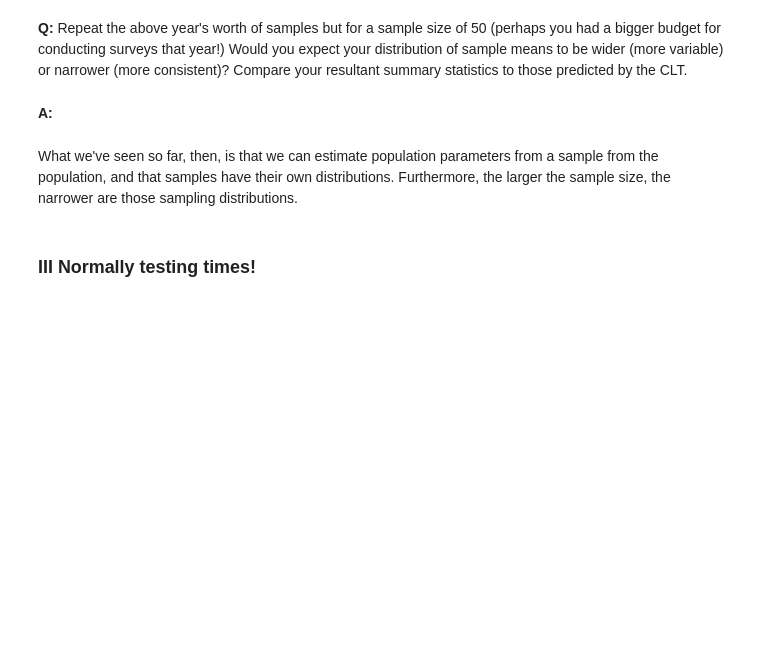
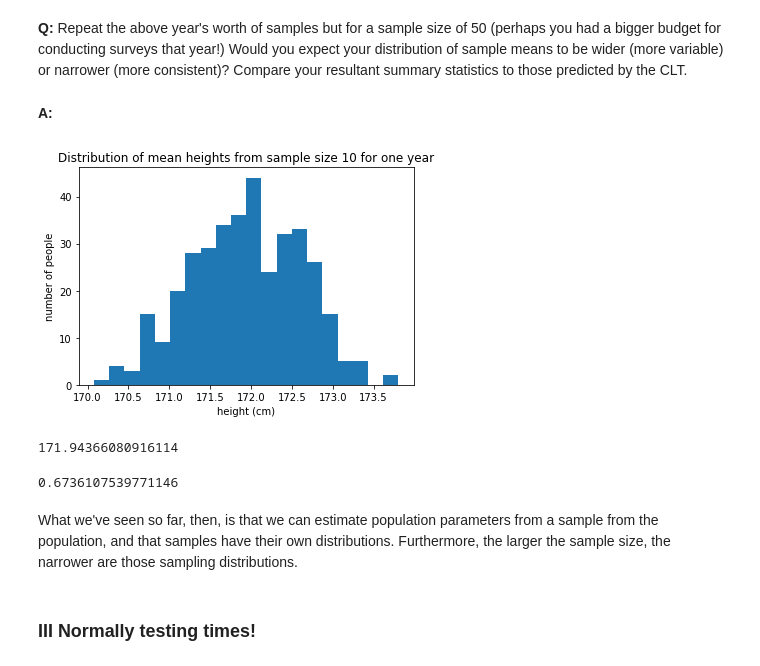
Before and after one commit to michellebonat/inferential-statistics-frequentist-1a, a Jupyter notebook: inferential_statistics_1a-Q6.25.ipynb, the cells around one changed output. Cells and saved outputs as stored; diff of their text form; code cells hidden in the pictures; blank space fills up the shorter version.

```diff
--- a/inferential_statistics_1a-Q6.25.ipynb
+++ b/inferential_statistics_1a-Q6.25.ipynb
@@ -238,3 +256,30 @@ seed(47)
+# %%
+seed(47)
+# calculate daily means from the larger sample size here
+daily_sample = []
+mean = []
+for i in range(365):
+    daily_sample.append(townsfolk_sampler(50))
+    mean.append(np.mean(daily_sample[i]))
+_ = plt.hist(mean, bins = 20)
+_ = plt.xlabel('height (cm)')
+_ = plt.ylabel('number of people')
+_ = plt.title('Distribution of mean heights from sample size 10 for one year')
+# %% [output]
+[figure, added]
+# %%
+# Calculate the mean of the sample using this larger sample size of 50
+sample_mean = np.sum(mean)/365
+print(sample_mean)
+# %% [output]
+171.94366080916114
+# %%
+# Calculate the standard deviation of the sample using this larger sample size of 50
+std_of_sample_mean = np.sqrt(np.sum((mean-sample_mean)**2)/365)
+print(std_of_sample_mean)
+# Shows that the larger the sample size, the narrower are those sampling distributions
+# %% [output]
+0.6736107539771146
 # %% [markdown]
 What we've seen so far, then, is that we can estimate population parameters from a sample from the population, and that samples have their own distributions. Furthermore, the larger the sample size, the narrower are those sampling distributions.
 # %% [markdown]
```
Also changed, not shown: parts of 5 cells of this notebook.
